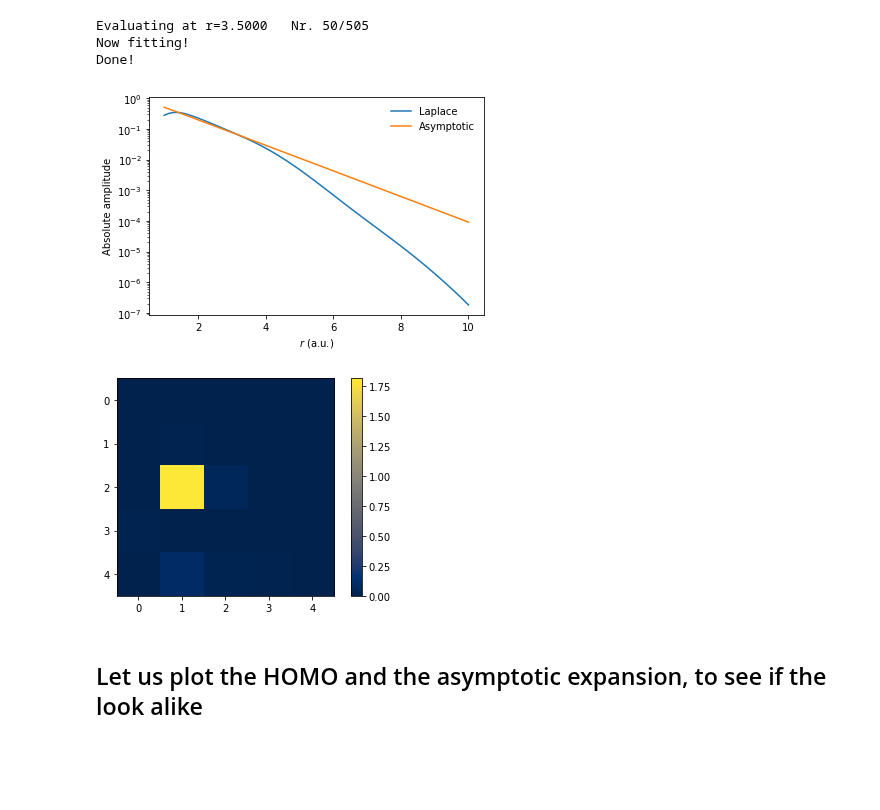
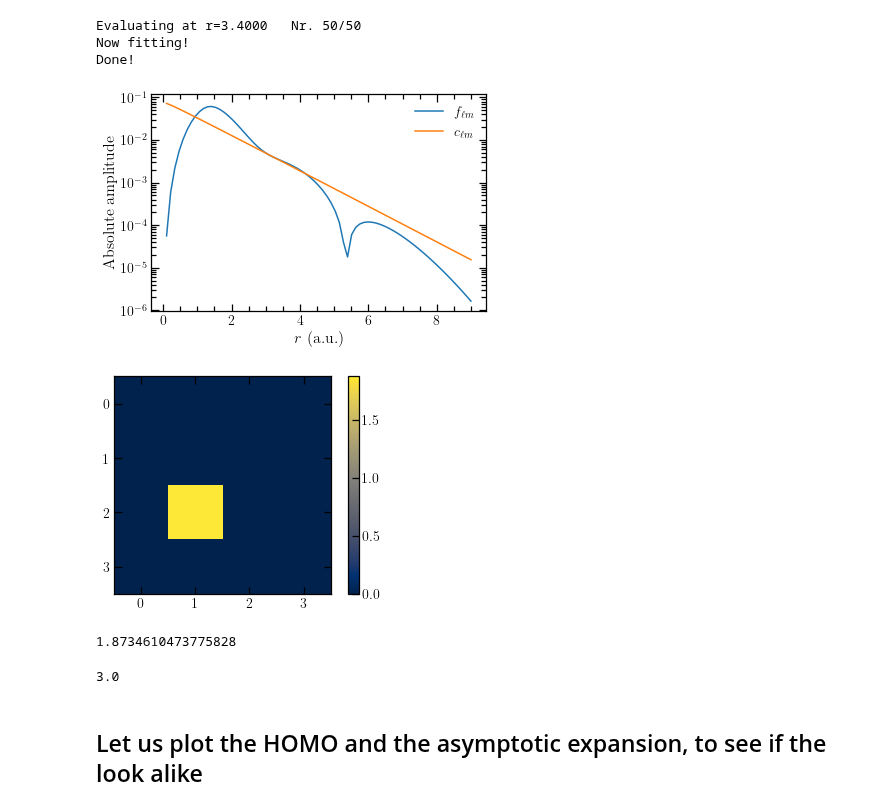
Before and after one commit to EmilHansen1/SFA_OAM_Linear, a Jupyter notebook: H2O2.ipynb, the cells around one changed output. Drawn from its saved outputs; the diff is of its cells as text; code cells hidden in the pictures; blank space fills up the shorter version.

```diff
--- a/H2O2.ipynb
+++ b/H2O2.ipynb
@@ -29,7 +51,8 @@ except NotImplementedError:
 
 pool = multiprocessing.Pool(processes=cpus)
 # %%
-output = oi.OutputInterface('output_files/H2O2_2.out')
+#output = oi.OutputInterface('output_files/R-H2O2_mod.out')
+output = oi.OutputInterface('output_files/D-H2O2.out')
 Ip = abs(output.saved_orbitals[output.HOMO][0])
 kappa = np.sqrt(2*Ip)
 omega = 0.057     # Frequency of light
@@ -46,45 +64,68 @@ plt.show()
 # %%
-plot_list = np.linspace(1, 10, 75)
-f_lms = se.laplace_several_r(output.eval_orbital_spherical, plot_list, 10, orbital_nr=output.HOMO)
+plot_list = np.linspace(0.1, 9, 75)
+f_lms = se.laplace_several_r(output.eval_orbital_spherical, plot_list, 8, orbital_nr=output.HOMO)
 
-r_list = np.linspace(3.0, 3.5, 50) # 4.5 5.0, 3.0 3.5, 3.5 4.0
-clm_array = se.get_asymp_fit(output.eval_orbital_spherical, r_list, 10, Ip, orbital_nr=output.HOMO,
+r_list = np.linspace(3.0, 3.4, 50) ## 3.0, 3.4 ## # 4.5 5.0, 3.0 3.5, 3.5 4.0
+clm_array = se.get_asymp_fit(output.eval_orbital_spherical, r_list, 8, Ip, orbital_nr=output.HOMO, ## 8 ##
                              threshold=1e-3, normalized=False)
 
 # Get coefficients for other enantiomer via reflection in xy-plane: c_lm -> (-1)^(l+m)c_lm
 clm_array2 = np.copy(clm_array)
+for l in range(1, len(clm_array[0])):
+    clm_array2[0, l, :] = clm_array[1, l, :]
+    clm_array2[1, l, :] = clm_array[0, l, :]
+#clm_array2[0, :, 1] = clm_array[1, :, 1]
+
 for sgn in range(2):
     for l in range(clm_array.shape[1]):
         for m in range(0, l + 1):
             sign = 1.0 if sgn == 0 else -1.0
-            clm_array2[sgn, l, m] *= (-1)**(l+m)
+            clm_array2[sgn, l, m] *= (-1)**m
 
 all_coeffs = np.array([np.array(gto_coeffs), np.array(clm_array)], dtype='object')
 # %% [output]
-Evaluating at r=3.5000   Nr. 50/505
+Evaluating at r=3.4000   Nr. 50/50
 Now fitting!
 Done!
 # %%
 def asymp(r, clm):
     return clm * r**(1/kappa - 1) * np.exp(-kappa*r)
 
-sgn, l, m = 0, 2, 1
+sgn, l, m = 0, 3, 1
 plt.figure(facecolor='white')
-plt.plot(plot_list, np.abs(f_lms[:, sgn, l, m]), label='Laplace')
-plt.plot(plot_list, np.abs(asymp(plot_list, clm_array[sgn, l, m])), label='Asymptotic')
+plt.plot(plot_list, np.abs(f_lms[:, sgn, l, m]), label=r'$f_{\ell m}$')
+plt.plot(plot_list, np.abs(asymp(plot_list, clm_array[sgn, l, m])), label=r'$c_{\ell m}$')
 plt.xlabel('$r$ (a.u.)')
 plt.ylabel('Absolute amplitude')
 plt.legend(frameon=False)
 plt.yscale('log')
+plt.minorticks_on()
 plt.show()
 # %% [output]
-[figure, old version]
+[figure, new version]
 # %%
-plt.imshow(np.abs(clm_array[0])**2, cmap='cividis')
+plt.imshow(np.real(clm_array2[0])**2, cmap='cividis')
 plt.colorbar()
 plt.show()
+print(np.abs(clm_array[0, 2, 1])**2)
+#clm_array[1] = clm_array[0]
+#clm_array[1][0] *= 0
 # %% [output]
-[figure, old version]
+[figure, new version]
+1.8734610473775828
+# %%
+# Print out the coefficients
+clm_lst = se.convert_clm_array_to_list(clm_array)
+print(np.sqrt(len(clm_lst)) - 1)
+#np.savetxt('clm_coeffs_re.txt', np.real(clm_lst))
+#np.savetxt('clm_coeffs_im.txt', np.imag(clm_lst))
+coeffs = []
+for re, im in zip(np.real(clm_lst), np.imag(clm_lst)):
+    coeffs.append([re, im])
+coeffs = np.array(coeffs)
+np.savetxt('H2O2_coeffs.txt', coeffs)
+# %% [output]
+3.0
 # %% [markdown]
 ## Let us plot the HOMO and the asymptotic expansion, to see if the look alike
 # %%
```
Also changed, not shown: parts of 11 cells of this notebook, 2 other files.
